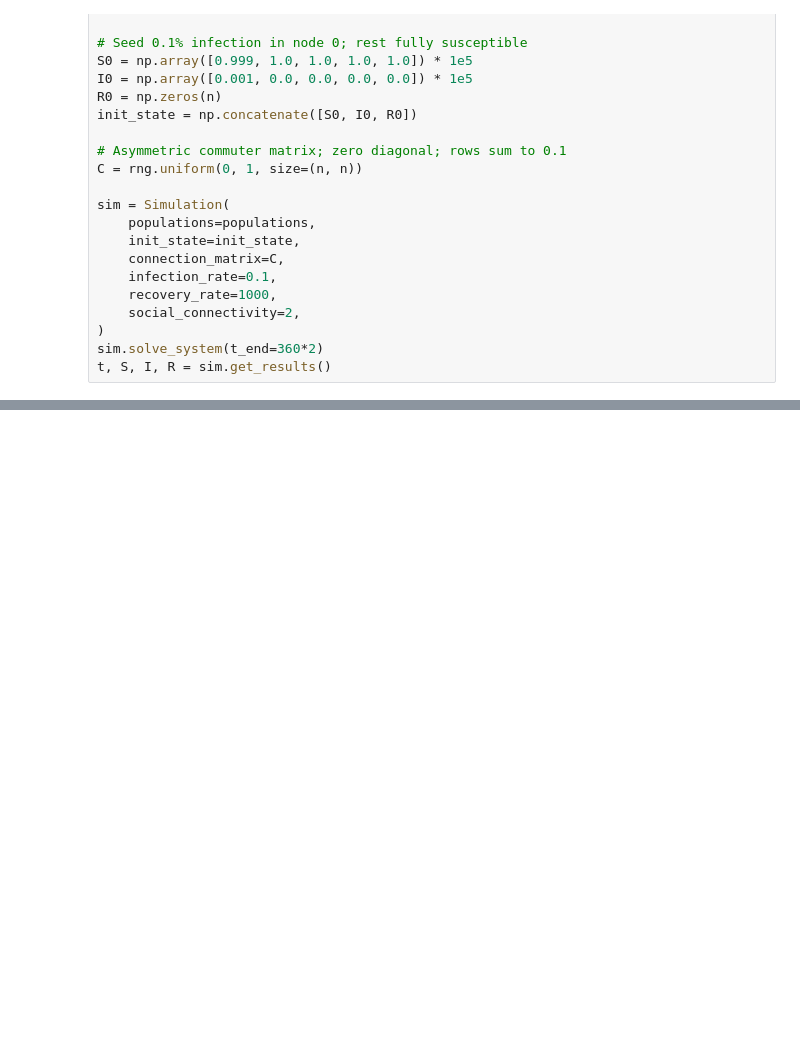
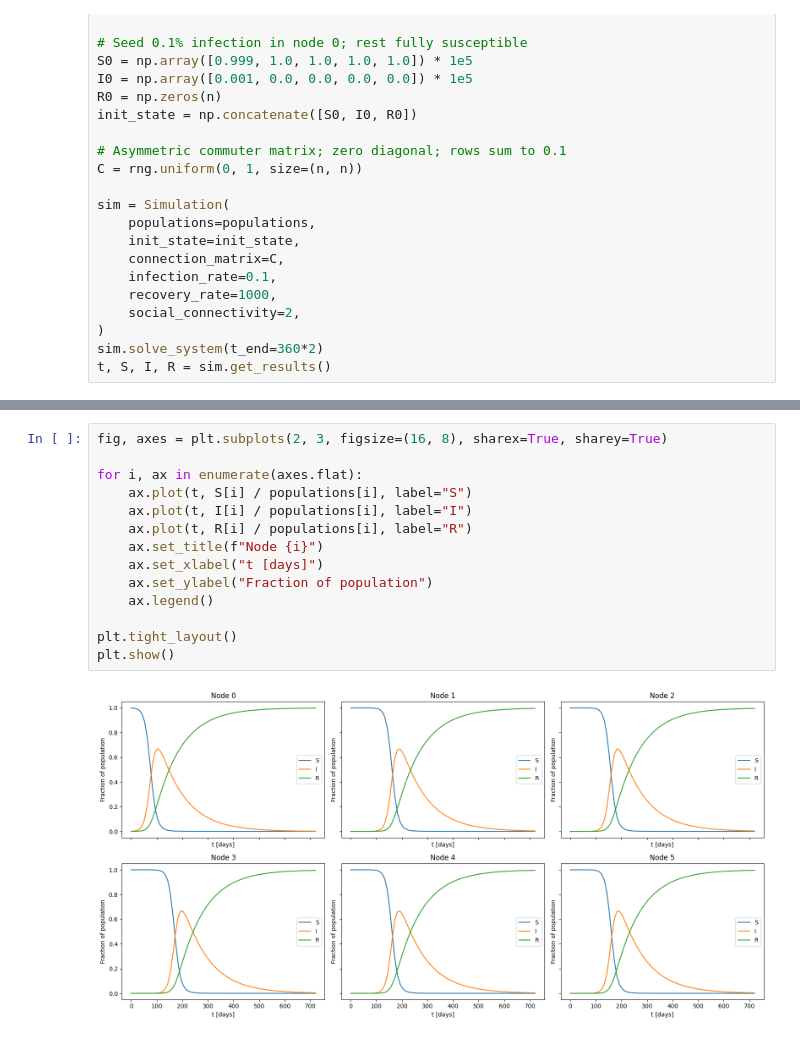
Before and after one commit to sebmarci/sirnetwork, a Jupyter notebook: example.ipynb, the cells around one changed output, grey strips where cells are left out. Saved outputs shown, nothing was run; the diff lists cells and outputs as text; blank space fills up the shorter version.

```diff
--- a/example.ipynb
+++ b/example.ipynb
@@ -41,0 +91,16 @@ plt.legend()
+# %%
+fig, axes = plt.subplots(2, 3, figsize=(16, 8), sharex=True, sharey=True)
+
+for i, ax in enumerate(axes.flat):
+	ax.plot(t, S[i] / populations[i], label="S")
+	ax.plot(t, I[i] / populations[i], label="I")
+	ax.plot(t, R[i] / populations[i], label="R")
+	ax.set_title(f"Node {i}")
+	ax.set_xlabel("t [days]")
+	ax.set_ylabel("Fraction of population")
+	ax.legend()
+
+plt.tight_layout()
+plt.show()
+# %% [output]
+[figure, added]
```
Also changed, not shown: parts of 2 cells of this notebook.
